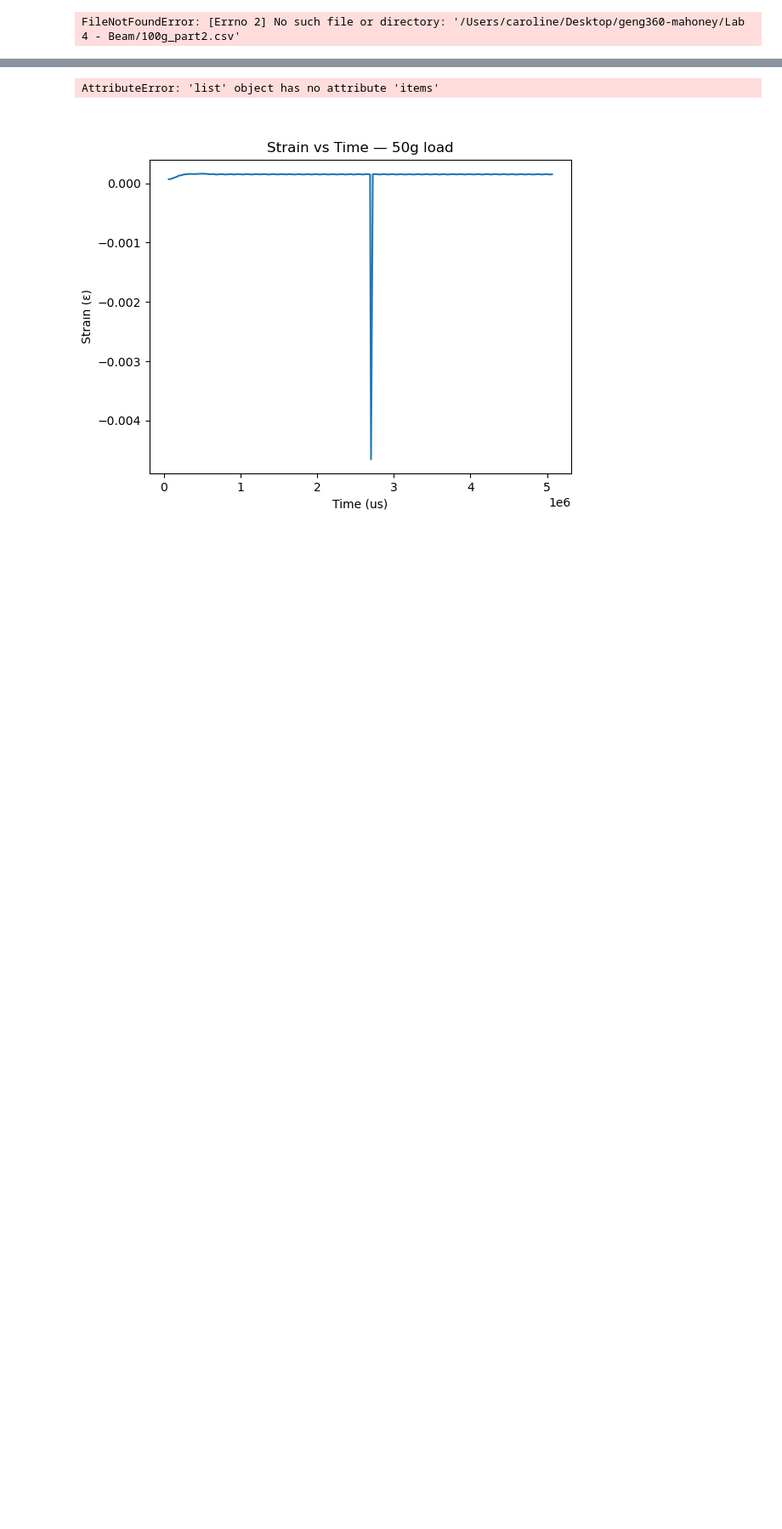
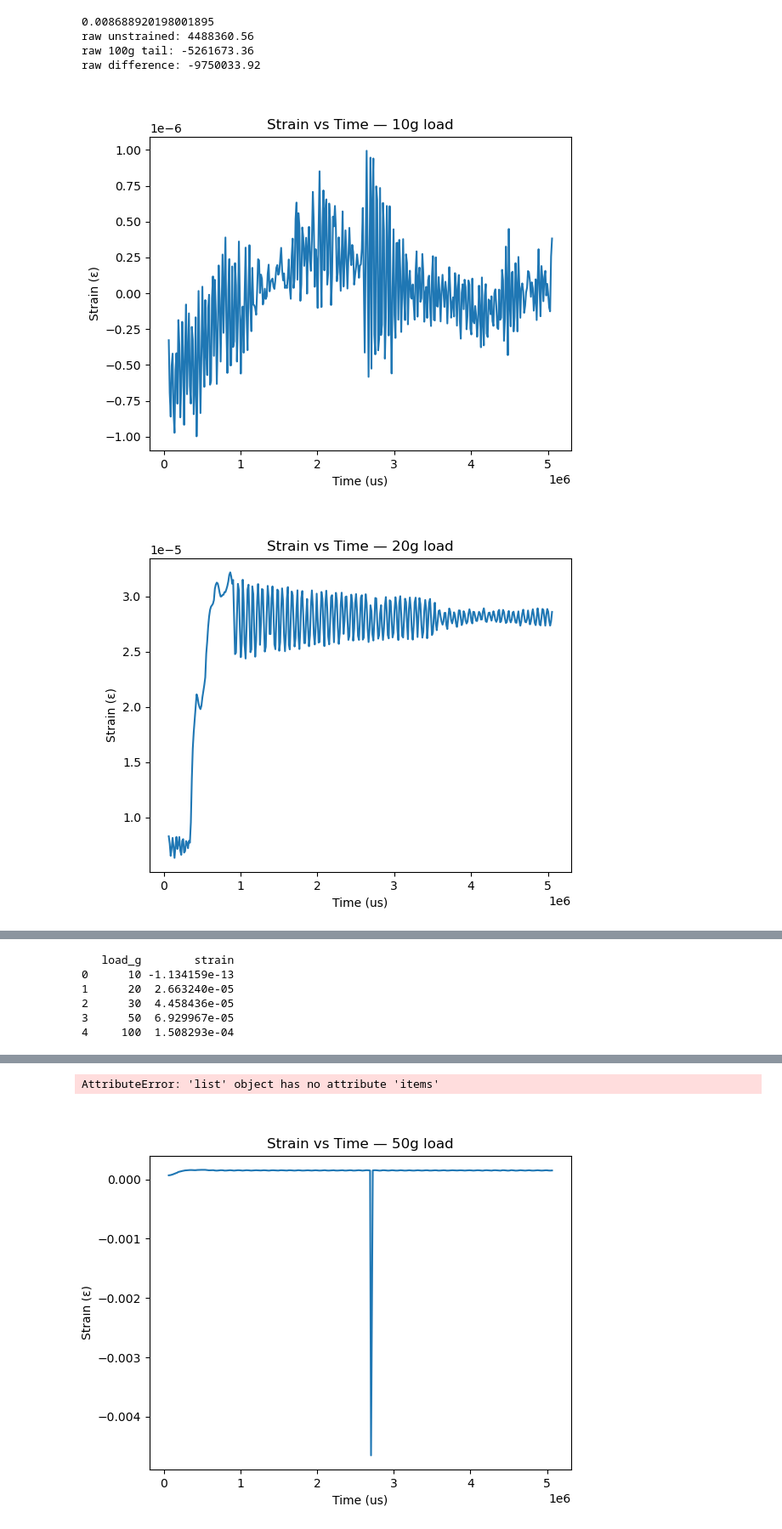
Before and after one commit to cmahoneyy/geng360-mahoney, a Jupyter notebook: Lab 4 - Beam/strain_code.ipynb, the cells around one changed output, grey strips where cells are left out. Shown at 85% size. Cells and saved outputs as stored; diff of their text form; code cells hidden in the pictures; blank space fills up the shorter version.

```diff
--- a/Lab 4 - Beam/strain_code.ipynb
+++ b/Lab 4 - Beam/strain_code.ipynb
@@ -26,7 +26,7 @@ unstrained = unstrained_data["strain (raw)"].mean() # Calculate the mean of the
 # convert unstrained to voltage
 unstr_vout = (unstrained/128) * (VCC / 16777215) # Convert raw ADC values to voltage
 
-myData = (pd.read_csv("/Users/caroline/Desktop/geng360-mahoney/Lab 4 - Beam/100g_part2.csv")) # Make sure to update this file name to match your data!
+myData = (pd.read_csv("/Users/caroline/Desktop/geng360-mahoney/Lab 4 - Beam/100g.csv")) # Make sure to update this file name to match your data!
 myData["strain (raw)"] = -myData["strain (raw)"] # Invert the strain values to match the expected direction of positive strain
 myData.head() #This will display the first few rows of the DataFrame
 
@@ -50,31 +50,36 @@ for load, file in zip(loads, files):
     vout = (data["strain (raw)"] / 128) * (VCC / 16777215)
     vr = (vout - unstr_vout) / VCC
     strain = (4 * vr) / (2.11 * (1 + (2 * vr)))
     results.append({"load_g": load, "strain": strain.mean()})
 
     # Plot each load
     plt.figure()
     sns.lineplot(x="Times (us)", y=strain, data=data)
     plt.title(f"Strain vs Time — {load}g load")
     plt.xlabel("Time (us)")
     plt.ylabel("Strain (ε)")
     mplcursors.cursor(hover=False)
     plt.show()
 
 results_df = pd.DataFrame(results)
 print(results_df)
 
 plt.figure()  # Create a new figure
 sns.lineplot(x="Times (us)", y= strain, data=myData)
 plt.title("Sensor 0 (raw) vs Time")
 plt.xlabel("Time (ms)")
 plt.ylabel("Sensor 0 (raw)")
 
 #mplcursors.cursor(hover=False)  # Enable interactive cursor for data point selection
 
 # Click anywhere on your data to add a cursor
 # Right-click to remove a cursor
 
 #plt.show()
 # %% [output]
-FileNotFoundError: [Errno 2] No such file or directory: '/Users/caroline/Desktop/geng360-mahoney/Lab 4 - Beam/100g_part2.csv'
+0.008688920198001895
+raw unstrained: 4488360.56
+raw 100g tail: -5261673.36
+raw difference: -9750033.92
+[figure, added]
+[figure, added]
@@ -80,0 +89,6 @@ FileNotFoundError: [Errno 2] No such file or directory: '/Users/caroline/Desktop
+   load_g        strain
+0      10 -1.134159e-13
+1      20  2.663240e-05
+2      30  4.458436e-05
+3      50  6.929967e-05
+4     100  1.508293e-04
```
Also changed, not shown: parts of 1 cell of this notebook, 2 other files.
